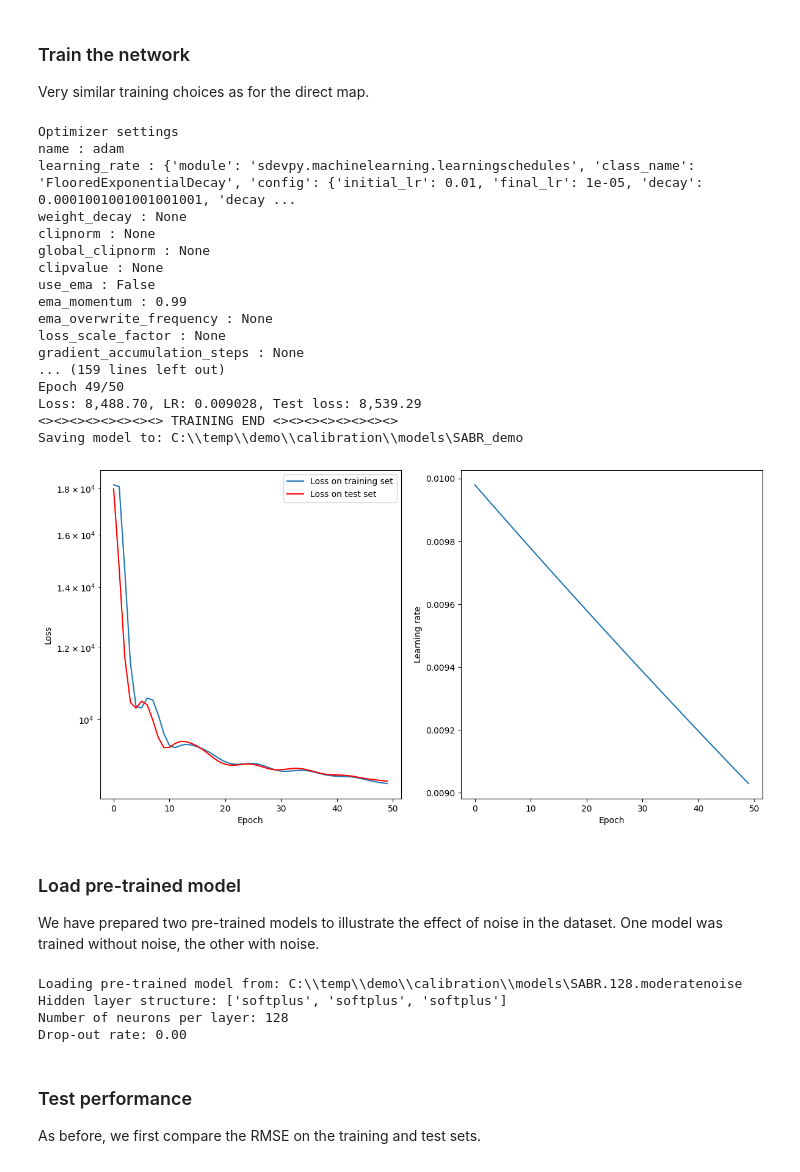
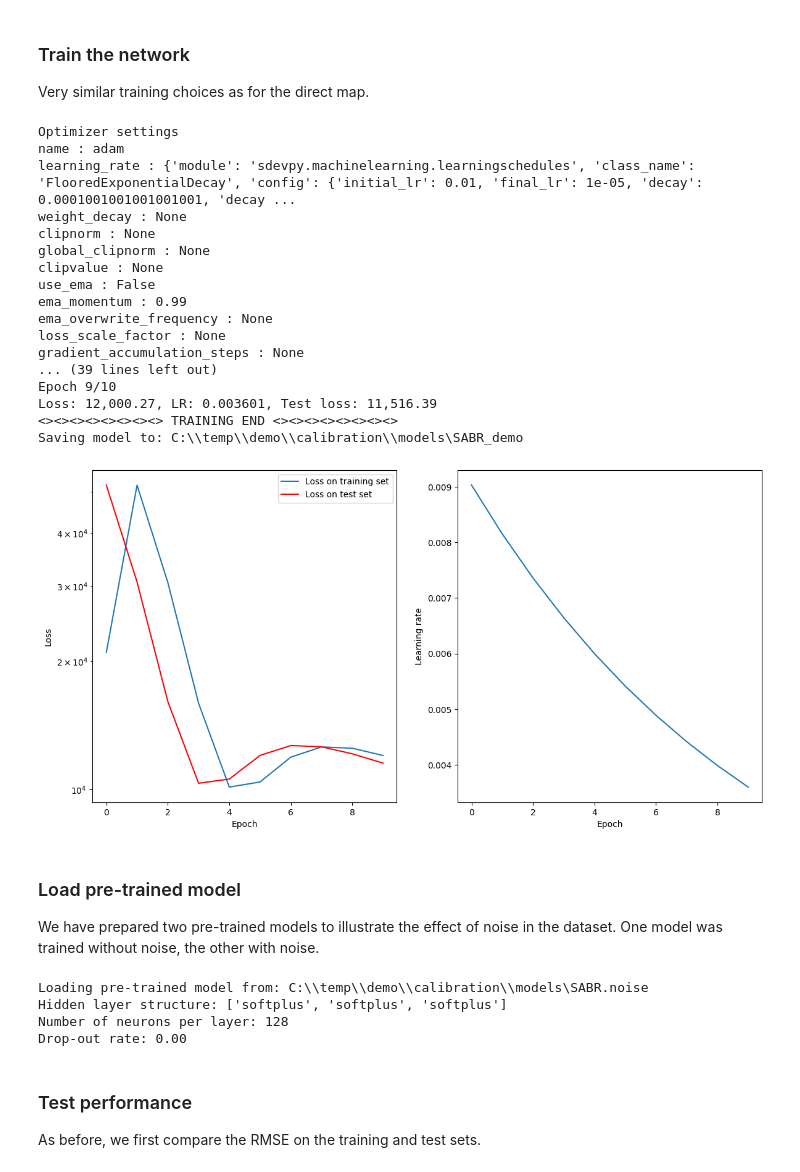
Before and after one commit to sebgur/SDev.Python, a Jupyter notebook: notebooks/Deep Learning StoVol-MB.ipynb, the cells around one changed output. Saved outputs shown, nothing was run; the diff lists cells and outputs as text; code cells hidden in the pictures.

```diff
--- a/notebooks/Deep Learning StoVol-MB.ipynb
+++ b/notebooks/Deep Learning StoVol-MB.ipynb
@@ -736,7 +734,7 @@ Output to file: C:\\temp\\demo\\calibration\\data\\SABR\SABR_data_20241109-21_58
 ### Process the dataset
 As before, we collect the data points, shuffle, and split between training and test sets.
 # %%
-NUM_DATASET = 100 * 1000 # Total number of points selected to build dataset
+NUM_DATASET = 10 * 1000 # Total number of points selected to build dataset
 TRAIN_PERCENT = 0.05 # Proportion of dataset used for training vs testing
 
 # Retrieve data from dataset folder and output to temp file
@@ -795,7 +793,7 @@ Drop-out rate: 0.00
 ### Train the network
 Very similar training choices as for the direct map.
 # %%
-EPOCHS = 50
+EPOCHS = 10
 BATCH_SIZE = 1000
 # LR_TYPE = 'Constant'
 LR_TYPE = 'ExpDec'
@@ -851,43 +849,43 @@ test_losses = callback.test_losses
 
 plt.figure(figsize=(14, 7))
 plt.subplots_adjust(hspace=0.40)
 plt.subplot(1, 2, 1)
 plt.xlabel('Epoch')
 plt.ylabel('Loss')
 plt.yscale("log")
 plt.plot(hist_epochs, hist_losses, label='Loss on training set')
 plt.plot(sampled_epochs, test_losses, color='red', label='Loss on test set')
 plt.legend(loc='upper right')
 plt.subplot(1, 2, 2)
 plt.xlabel('Epoch')
 plt.ylabel('Learning rate')
 plt.plot(hist_epochs, hist_lr)
 plt.show()
 # %% [output]
 Optimizer settings
 name : adam
 learning_rate : {'module': 'sdevpy.machinelearning.learningschedules', 'class_name': 'FlooredExponentialDecay', 'config': {'initial_lr': 0.01, 'final_lr': 1e-05, 'decay': 0.0001001001001001001, 'decay ...
 weight_decay : None
 clipnorm : None
 global_clipnorm : None
 clipvalue : None
 use_ema : False
 ema_momentum : 0.99
 ema_overwrite_frequency : None
 loss_scale_factor : None
 gradient_accumulation_steps : None
-... (159 lines left out)
-Epoch 49/50
-Loss: 8,488.70, LR: 0.009028, Test loss: 8,539.29
+... (39 lines left out)
+Epoch 9/10
+Loss: 12,000.27, LR: 0.003601, Test loss: 11,516.39
 <><><><><><><><> TRAINING END <><><><><><><><>
 Saving model to: C:\\temp\\demo\\calibration\\models\SABR_demo
-[figure, old version]
+[figure, new version]
 # %% [markdown]
 ### Load pre-trained model
 We have prepared two pre-trained models to illustrate the effect of noise in the dataset. One model was trained without noise, the other with noise.
 # %%
-model_id = "SABR" # Trained without noise
-# model_id = "SABR.noise" # Trained with noise
+# model_id = "SABR" # Trained without noise
+model_id = "SABR.noise" # Trained with noise
 ca_model_path = os.path.join(ca_model_folder, model_id)
 print("Loading pre-trained model from: " + ca_model_path)
 ca_pt_model = load_learning_model(ca_model_path)
@@ -903,7 +901,7 @@ print(f"Hidden layer structure: {HIDDEN_LAYERS}")
 print(f"Number of neurons per layer: {NUM_NEURONS}")
 print(f"Drop-out rate: {DROP_OUT:.2f}")
 # %% [output]
-Loading pre-trained model from: C:\\temp\\demo\\calibration\\models\SABR.128.moderatenoise
+Loading pre-trained model from: C:\\temp\\demo\\calibration\\models\SABR.noise
 Hidden layer structure: ['softplus', 'softplus', 'softplus']
 Number of neurons per layer: 128
 Drop-out rate: 0.00
```
Also changed, not shown: parts of 9 cells of this notebook.
